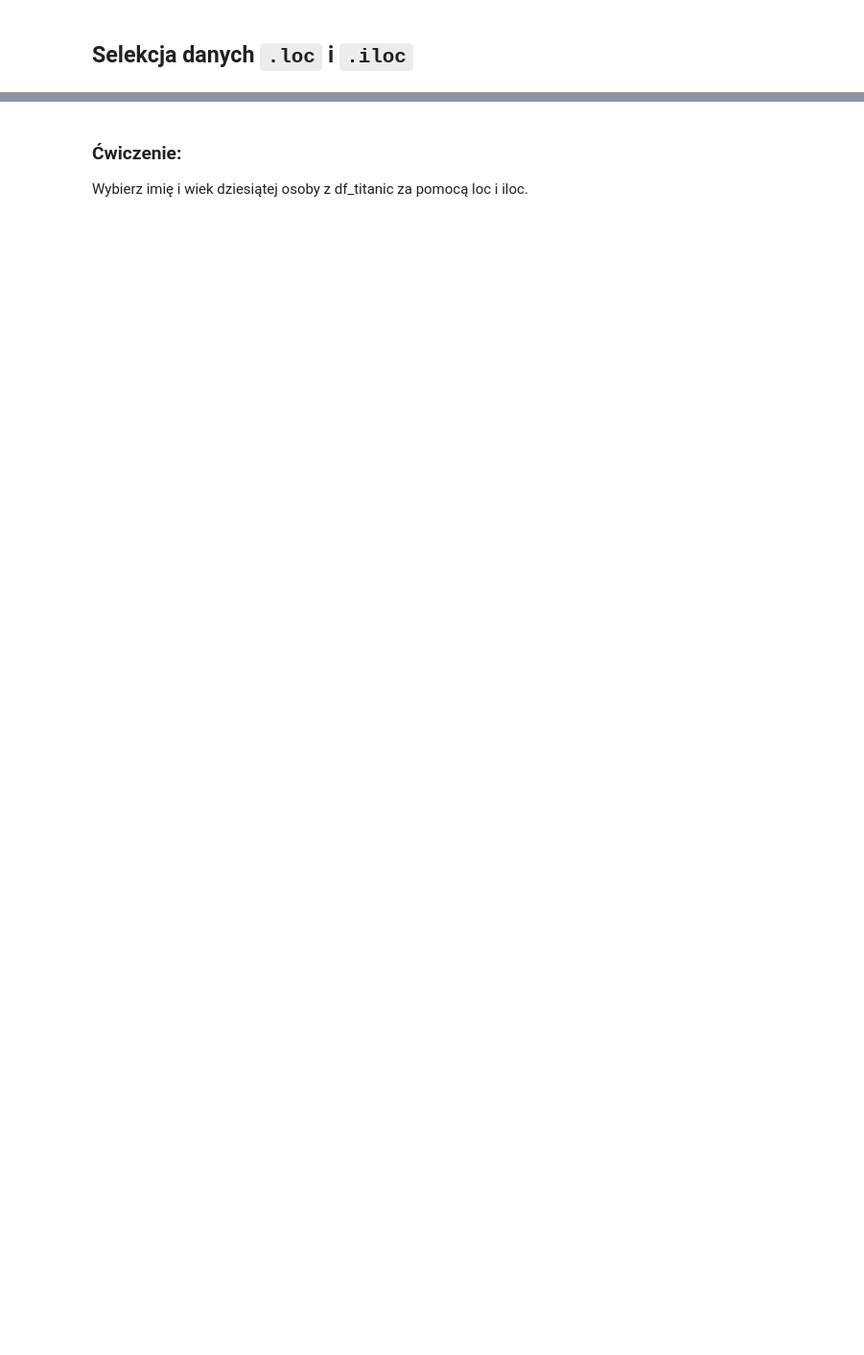
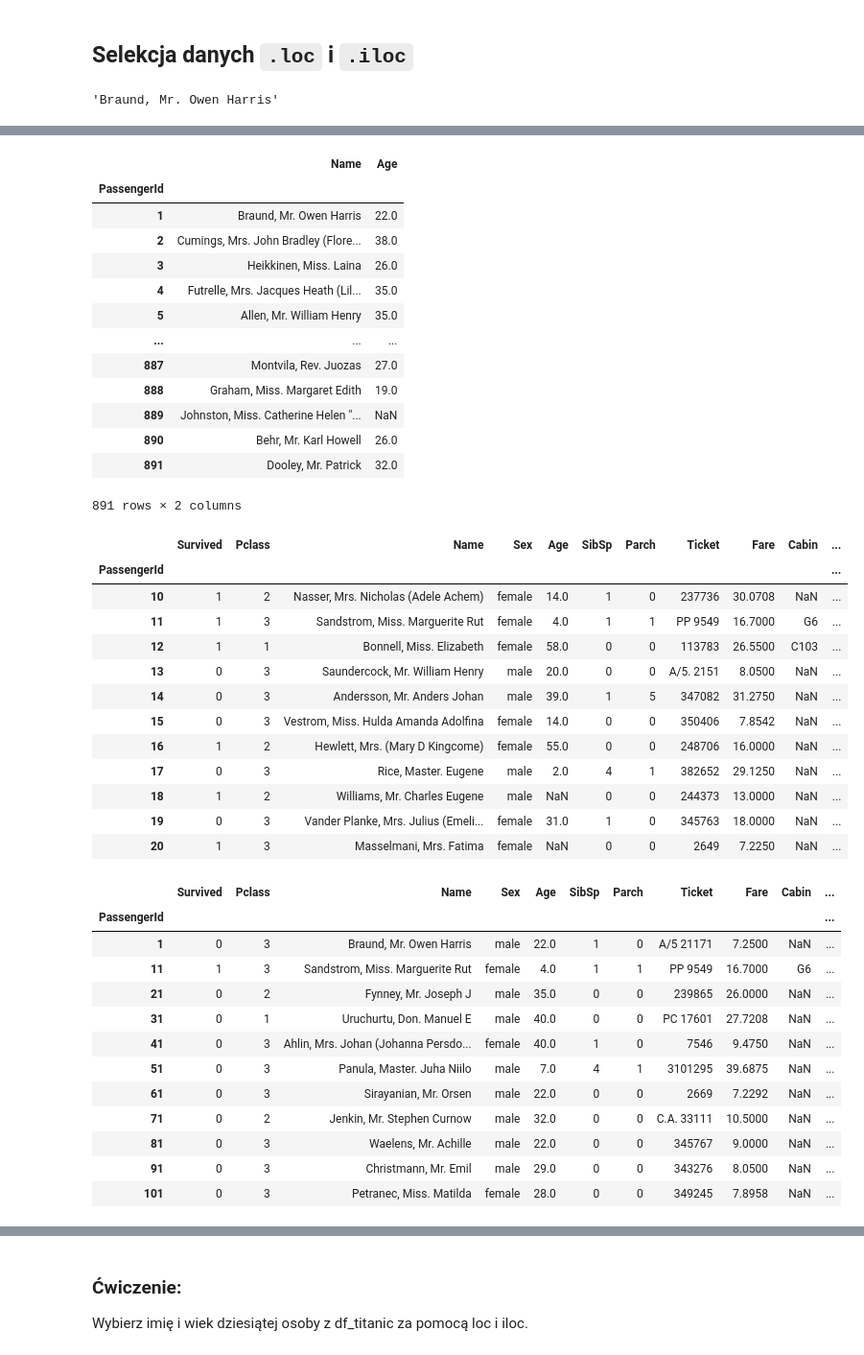
Before and after one commit to annlyd1986/labaJDA, a Jupyter notebook: codes/Laba22.ipynb, the cells around one changed output, grey strips where cells are left out. Shown: that part at 96% size. Saved outputs shown, nothing was run; the diff lists cells and outputs as text; code cells hidden in the pictures; blank space fills up the shorter version.

```diff
--- a/codes/Laba22.ipynb
+++ b/codes/Laba22.ipynb
@@ -126,11 +317,13 @@ display(df_titanic[100:105])  # Wiersze od 100 do 104
 # %%
 # Selekcja danych .loc (wybór według etykiet)
 # Istotne są etykiety!!!
-# display(df_titanic.loc[0, 'Name'])  # Nie działa!!!
+#display(df_titanic.loc[0, 'Name'])  # Nie działa!!!
 
 display(df_titanic.loc[1, 'Name'])  # Pobranie wartości z pierwszego wiersza, kolumna 'Name'
-display(df_titanic.loc[1:5, ['Name', 'Age']])  # Pobranie 6 pierwszych wierszy dla kolumn 'Name' i 'Age'
+display(df_titanic.loc[1:5, ['Name', 'Age']])  # Pobranie 5 pierwszych wierszy dla kolumn 'Name' i 'Age'
 display(df_titanic.loc[:, ['Name', 'Age']])  # Pobranie wszystkich wierszy dla kolumn 'Name' i 'Age'
-
+#
 display(df_titanic.loc[10:20, :])  # Wiersze od 10 do 20, wszystkie kolumny
-display(df_titanic.loc[::10, :])  # Co 10. wiersz
+display(df_titanic.loc[1:110:10, :])  # Między 1 a 110 wierszem co 10 wiersz
+# %% [output]
+'Braund, Mr. Owen Harris'
@@ -137,3 +337,43 @@ display(df_titanic.loc[::10, :])  # Co 10. wiersz
+|  | Name | Age |
+| PassengerId |  |  |
+| 1 | Braund, Mr. Owen Harris | 22.0 |
+| 2 | Cumings, Mrs. John Bradley (Flore... | 38.0 |
+| 3 | Heikkinen, Miss. Laina | 26.0 |
+| 4 | Futrelle, Mrs. Jacques Heath (Lil... | 35.0 |
+| 5 | Allen, Mr. William Henry | 35.0 |
+| ... | ... | ... |
+| 887 | Montvila, Rev. Juozas | 27.0 |
+| 888 | Graham, Miss. Margaret Edith | 19.0 |
+| 889 | Johnston, Miss. Catherine Helen "... | NaN |
+| 890 | Behr, Mr. Karl Howell | 26.0 |
+| 891 | Dooley, Mr. Patrick | 32.0 |
+891 rows × 2 columns
+|  | Survived | Pclass | Name | Sex | Age | SibSp | Parch | Ticket | Fare | Cabin | ... |
+| PassengerId |  |  |  |  |  |  |  |  |  |  | ... |
+| 10 | 1 | 2 | Nasser, Mrs. Nicholas (Adele Achem) | female | 14.0 | 1 | 0 | 237736 | 30.0708 | NaN | ... |
+| 11 | 1 | 3 | Sandstrom, Miss. Marguerite Rut | female | 4.0 | 1 | 1 | PP 9549 | 16.7000 | G6 | ... |
+| 12 | 1 | 1 | Bonnell, Miss. Elizabeth | female | 58.0 | 0 | 0 | 113783 | 26.5500 | C103 | ... |
+| 13 | 0 | 3 | Saundercock, Mr. William Henry | male | 20.0 | 0 | 0 | A/5. 2151 | 8.0500 | NaN | ... |
+| 14 | 0 | 3 | Andersson, Mr. Anders Johan | male | 39.0 | 1 | 5 | 347082 | 31.2750 | NaN | ... |
+| 15 | 0 | 3 | Vestrom, Miss. Hulda Amanda Adolfina | female | 14.0 | 0 | 0 | 350406 | 7.8542 | NaN | ... |
+| 16 | 1 | 2 | Hewlett, Mrs. (Mary D Kingcome) | female | 55.0 | 0 | 0 | 248706 | 16.0000 | NaN | ... |
+| 17 | 0 | 3 | Rice, Master. Eugene | male | 2.0 | 4 | 1 | 382652 | 29.1250 | NaN | ... |
+| 18 | 1 | 2 | Williams, Mr. Charles Eugene | male | NaN | 0 | 0 | 244373 | 13.0000 | NaN | ... |
+| 19 | 0 | 3 | Vander Planke, Mrs. Julius (Emeli... | female | 31.0 | 1 | 0 | 345763 | 18.0000 | NaN | ... |
+| 20 | 1 | 3 | Masselmani, Mrs. Fatima | female | NaN | 0 | 0 | 2649 | 7.2250 | NaN | ... |
+|  | Survived | Pclass | Name | Sex | Age | SibSp | Parch | Ticket | Fare | Cabin | ... |
+| PassengerId |  |  |  |  |  |  |  |  |  |  | ... |
+| 1 | 0 | 3 | Braund, Mr. Owen Harris | male | 22.0 | 1 | 0 | A/5 21171 | 7.2500 | NaN | ... |
+| 11 | 1 | 3 | Sandstrom, Miss. Marguerite Rut | female | 4.0 | 1 | 1 | PP 9549 | 16.7000 | G6 | ... |
+| 21 | 0 | 2 | Fynney, Mr. Joseph J | male | 35.0 | 0 | 0 | 239865 | 26.0000 | NaN | ... |
+| 31 | 0 | 1 | Uruchurtu, Don. Manuel E | male | 40.0 | 0 | 0 | PC 17601 | 27.7208 | NaN | ... |
+| 41 | 0 | 3 | Ahlin, Mrs. Johan (Johanna Persdo... | female | 40.0 | 1 | 0 | 7546 | 9.4750 | NaN | ... |
+| 51 | 0 | 3 | Panula, Master. Juha Niilo | male | 7.0 | 4 | 1 | 3101295 | 39.6875 | NaN | ... |
+| 61 | 0 | 3 | Sirayanian, Mr. Orsen | male | 22.0 | 0 | 0 | 2669 | 7.2292 | NaN | ... |
+| 71 | 0 | 2 | Jenkin, Mr. Stephen Curnow | male | 32.0 | 0 | 0 | C.A. 33111 | 10.5000 | NaN | ... |
+| 81 | 0 | 3 | Waelens, Mr. Achille | male | 22.0 | 0 | 0 | 345767 | 9.0000 | NaN | ... |
+| 91 | 0 | 3 | Christmann, Mr. Emil | male | 29.0 | 0 | 0 | 343276 | 8.0500 | NaN | ... |
+| 101 | 0 | 3 | Petranec, Miss. Matilda | female | 28.0 | 0 | 0 | 349245 | 7.8958 | NaN | ... |
 # %%
 # Selekcja danych .iloc (wybór według indeksów)
 display(df_titanic.iloc[0, 1])  # Pobranie wartości z pierwszego wiersza, drugiej kolumny
```
Also changed, not shown: parts of 22 cells of this notebook, 2 other files.
